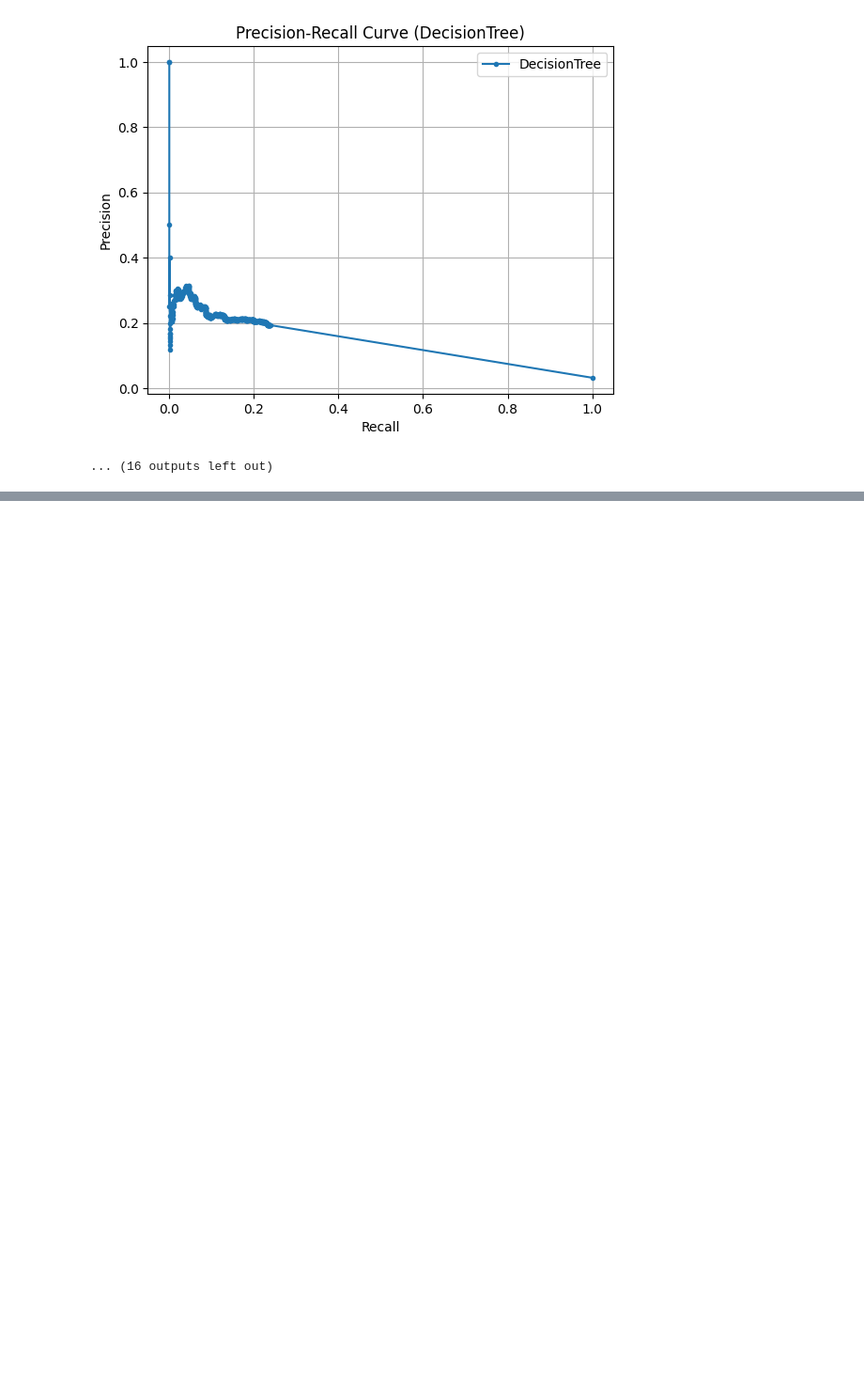
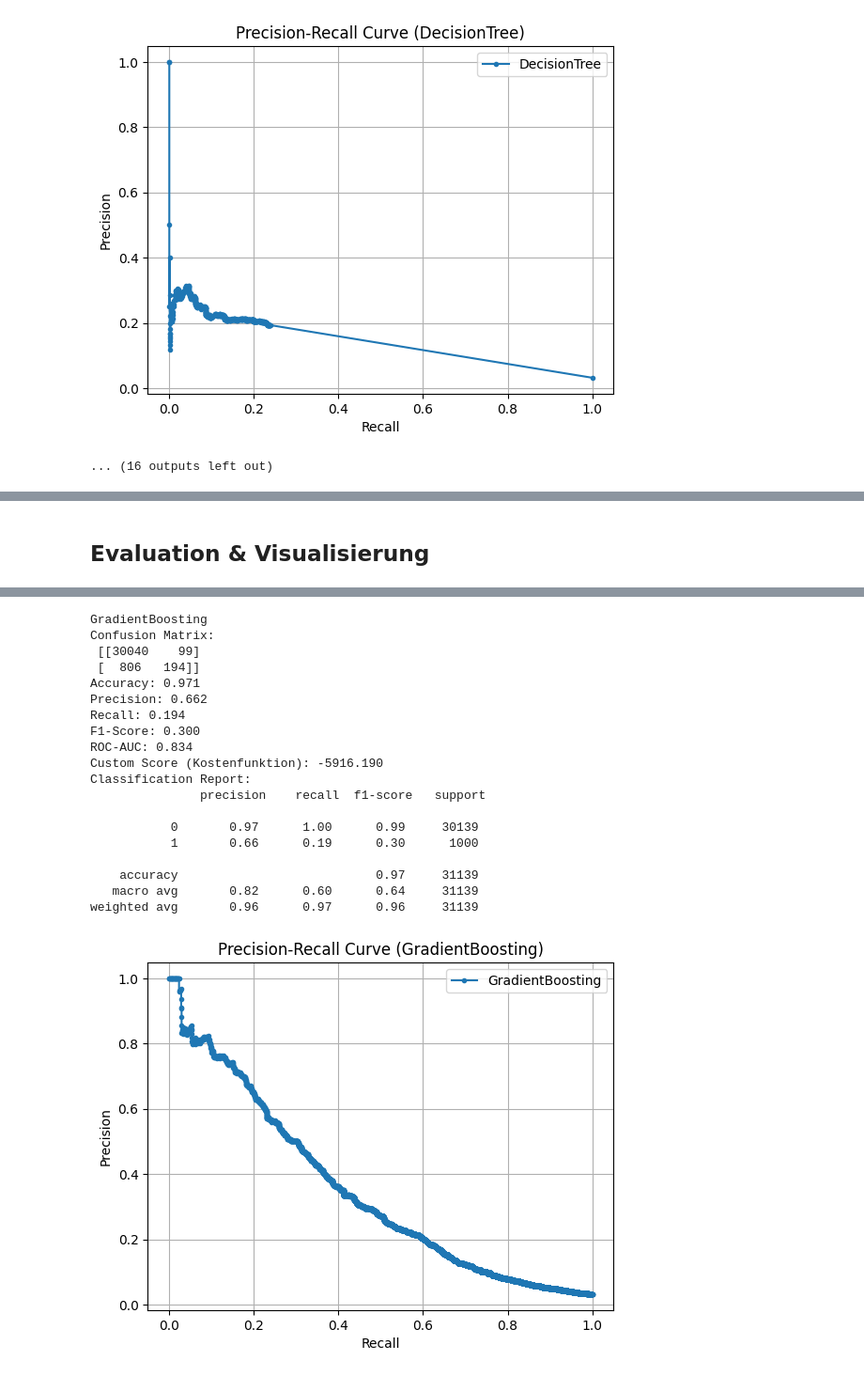
Before and after one commit to David-Leatham/project_data_science, a Jupyter notebook: models/01_RegressionModellVergleich.ipynb, the cells around one changed output, grey strips where cells are left out. Shown at 94% size. Saved outputs shown, nothing was run; the diff lists cells and outputs as text; code cells hidden in the pictures; blank space fills up the shorter version.

```diff
--- a/models/01_RegressionModellVergleich.ipynb
+++ b/models/01_RegressionModellVergleich.ipynb
@@ -330,0 +440,56 @@ weighted avg       0.94      0.97      0.95     31139
+# %% [markdown]
+## Evaluation & Visualisierung
+# %%
+# WICHTIG: Wir nehmen jetzt tuned_models statt pipelines
+results_list = []
+
+for name, pipeline in tuned_models.items():
+    logging.info(f"Berechne Metriken für getuntes Modell: {name}")
+
+    pipeline.fit(X_train, damage_train)
+    y_scores = pipeline.predict(X_test)
+
+    best_score, best_threshold = evaluate_model(
+        pipeline,
+        X_train, damage_train, y_train,
+        X_test, damage_test, y_test
+    )
+
+    cm, precision, recall, accuracy, f1, roc_auc, report = evaluate_classification_metrics(y_test, y_scores, best_threshold)
+
+    results_list.append({
+        'Model': name,
+        'Threshold': best_threshold,
+        'Accuracy': accuracy,
+        'Precision': precision,
+        'Recall': recall,
+        'F1-Score': f1,
+        'ROC-AUC': roc_auc,
+        'Custom_Score': best_score
+    })
+
+    print(f"\n{name}")
+    print("Confusion Matrix:\n", cm)
+    print(f"Accuracy: {accuracy:.3f}")
+    print(f"Precision: {precision:.3f}")
+    print(f"Recall: {recall:.3f}")
+    print(f"F1-Score: {f1:.3f}")
+    print(f"ROC-AUC: {roc_auc:.3f}")
+    print(f"Custom Score (Kostenfunktion): {best_score:.3f}")
+    print("Classification Report:\n", report)
+
+    precisions, recalls, thresholds = precision_recall_curve(y_test, y_scores)
+    plt.figure()
+    plt.plot(recalls, precisions, marker='.', label=f'{name}')
+    plt.title(f'Precision-Recall Curve ({name})')
+    plt.xlabel('Recall')
+    plt.ylabel('Precision')
+    plt.legend()
+    plt.grid()
+    plt.show()
+
+# Abschließend noch die Gesamtergebnisse anzeigen
+final_results_df = pd.DataFrame(results_list).sort_values(by='Custom_Score', ascending=False)
+print("\nGesamtergebnis aller getunten Modelle:\n")
+print(final_results_df)
+# %% [output]
@@ -330,0 +497,20 @@ weighted avg       0.94      0.97      0.95     31139
+GradientBoosting
+Confusion Matrix:
+ [[30040    99]
+ [  806   194]]
+Accuracy: 0.971
+Precision: 0.662
+Recall: 0.194
+F1-Score: 0.300
+ROC-AUC: 0.834
+Custom Score (Kostenfunktion): -5916.190
+Classification Report:
+               precision    recall  f1-score   support
+
+           0       0.97      1.00      0.99     30139
+           1       0.66      0.19      0.30      1000
+
+    accuracy                           0.97     31139
+   macro avg       0.82      0.60      0.64     31139
+weighted avg       0.96      0.97      0.96     31139
+[figure, added]
```
Also changed, not shown: parts of 5 cells of this notebook.
